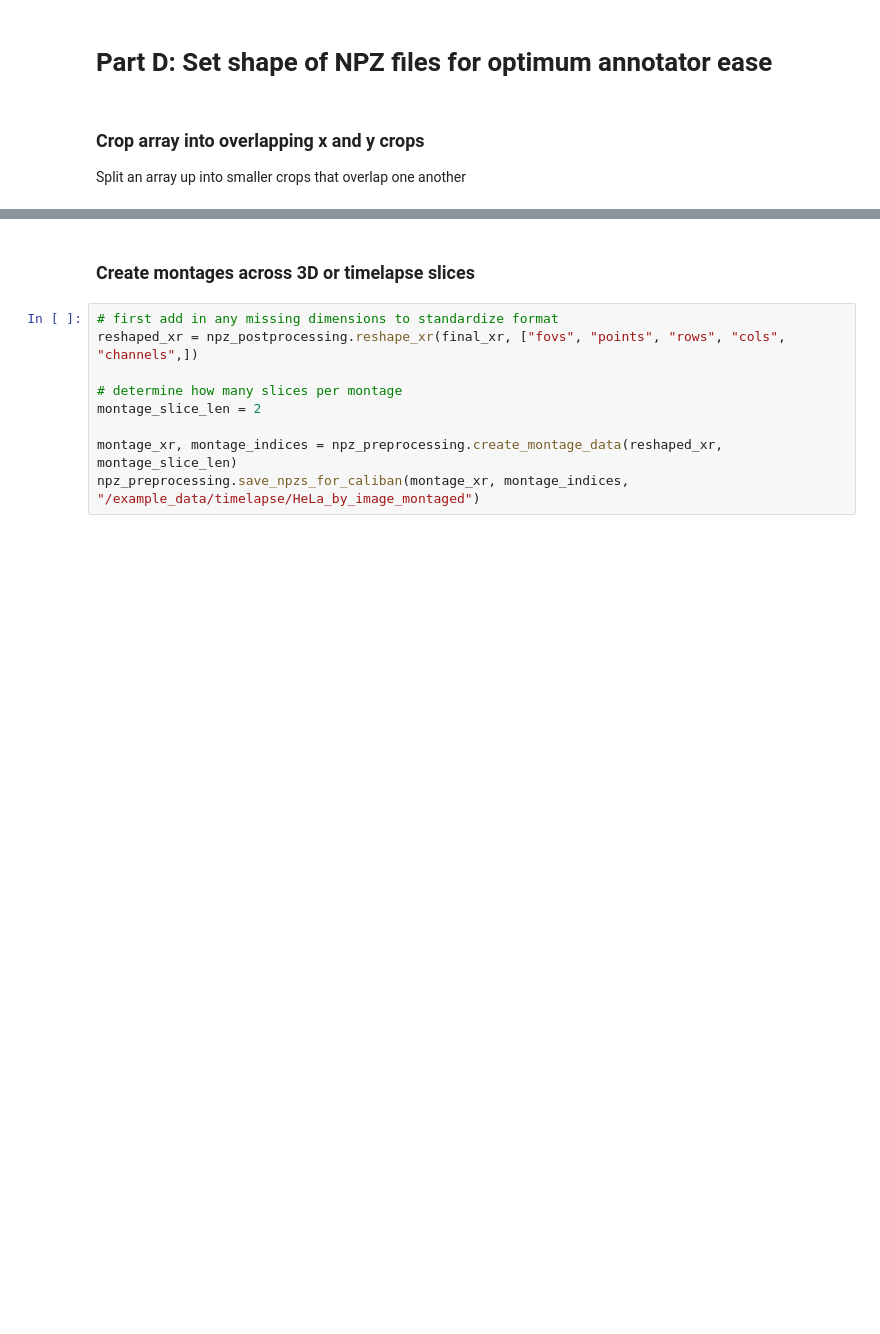
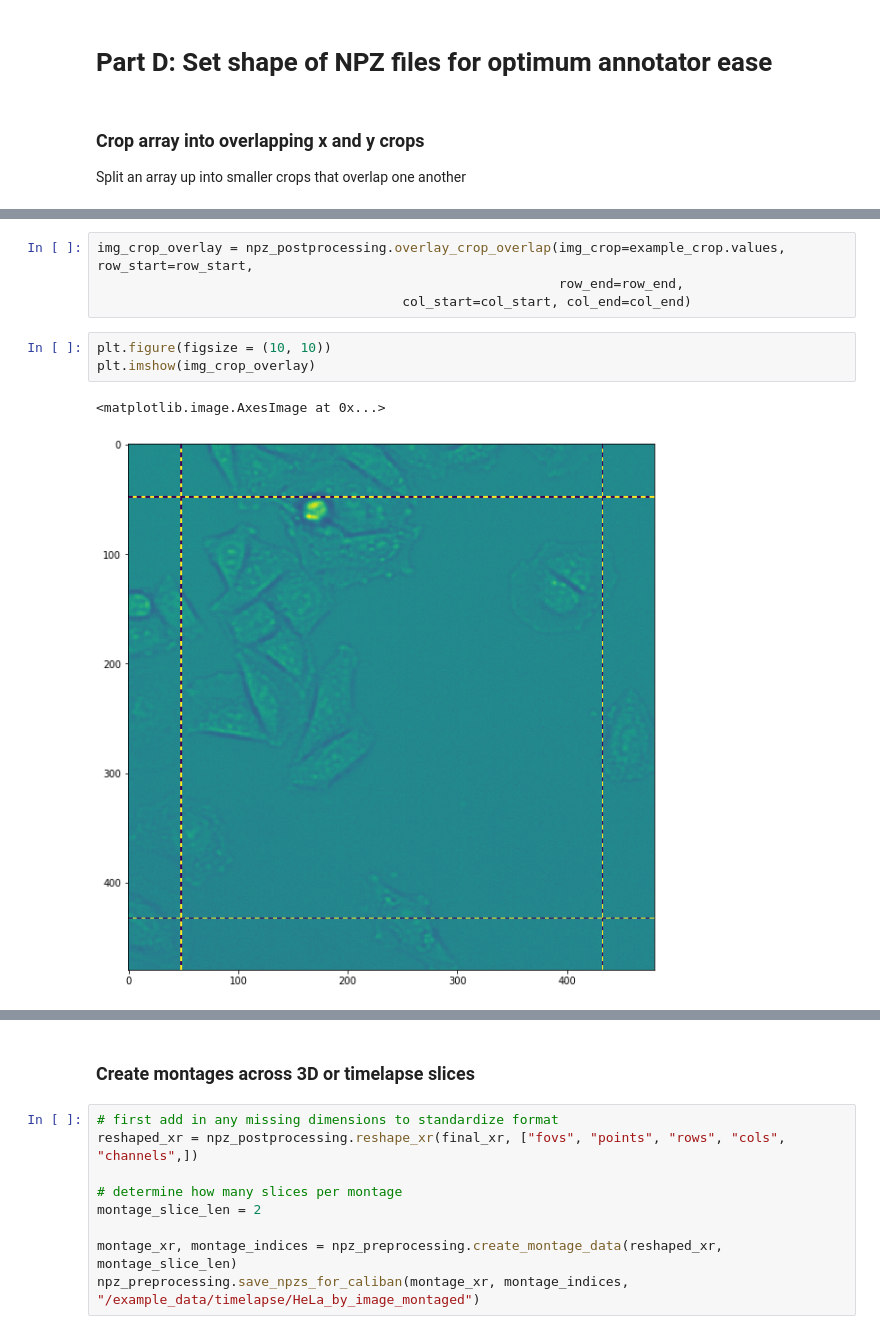
Before and after one commit to vanvalenlab/caliban-toolbox, a Jupyter notebook: notebooks/Caliban_Figure8_Upload_Combined.ipynb, the cells around one changed output, grey strips where cells are left out. Drawn from its saved outputs; the diff is of its cells as text; blank space fills up the shorter version.

```diff
--- a/notebooks/Caliban_Figure8_Upload_Combined.ipynb
+++ b/notebooks/Caliban_Figure8_Upload_Combined.ipynb
@@ -245,0 +329,10 @@ Split an array up into smaller crops that overlap one another
+# %%
+img_crop_overlay = npz_postprocessing.overlay_crop_overlap(img_crop=example_crop.values, row_start=row_start,
+                                                           row_end=row_end,
+                                       col_start=col_start, col_end=col_end)
+# %%
+plt.figure(figsize = (10, 10))
+plt.imshow(img_crop_overlay)
+# %% [output]
+<matplotlib.image.AxesImage at 0x...>
+[figure, added]
```
Also changed, not shown: parts of 28 cells of this notebook, 1 other file.
